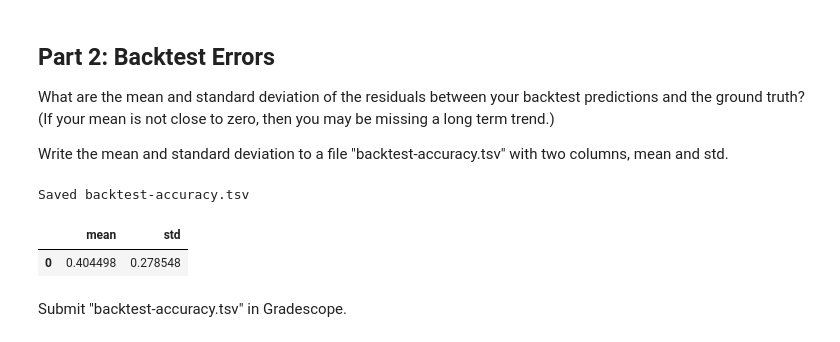
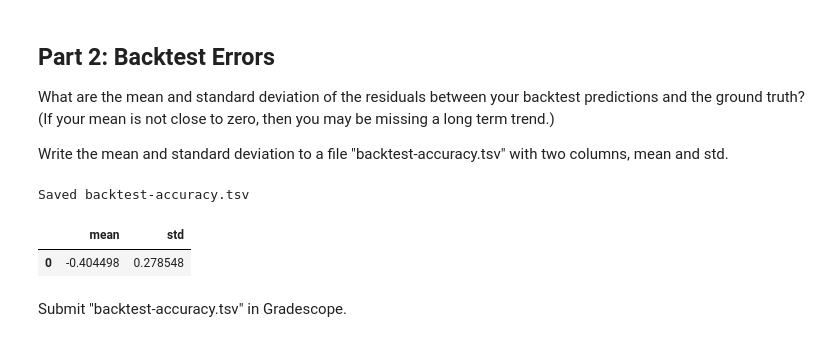
Before and after one commit to acasas11/dx704-project-02, a Jupyter notebook: project.ipynb, the cells around one changed output. Cells and saved outputs as stored; diff of their text form; code cells hidden in the pictures.

```diff
--- a/project.ipynb
+++ b/project.ipynb
@@ -152,35 +152,35 @@ else:
 
 if "price" in lower:
     raw["Price"] = pd.to_numeric(raw[lower["price"]], errors="coerce")
 elif "value" in lower:
     raw["Price"] = pd.to_numeric(raw[lower["value"]], errors="coerce")
 else:
     raise ValueError(f"Expected a 'price' column; found {raw.columns.tolist()}")
 
 df = (raw[["Date","Price"]]
       .dropna()
       .sort_values("Date")
       .groupby(raw["Date"].dt.to_period("M"))
       .agg(Price=("Price","last")))
 df.index = df.index.to_timestamp()
 df = df.reset_index().rename(columns={"index":"Date"})
 
 actual_2024 = df[df["Date"].dt.year.eq(2024)][["Date","Price"]]
 merged = actual_2024.merge(bt, on="Date", how="inner").sort_values("Date")
 assert len(merged) == 12, f"Need 12 matched months for 2024, got {len(merged)}."
 
-resid = merged["Forecast"] - merged["Price"]
+resid = merged["Price"] - merged["Forecast"]
 res_mean = resid.mean()
 res_std  = resid.std(ddof=1)
 
 acc = pd.DataFrame({"mean": [res_mean], "std": [res_std]})
 acc.to_csv("backtest-accuracy.tsv", sep="\t", index=False)
 print("Saved backtest-accuracy.tsv")
 display(acc)
 # %% [output]
 Saved backtest-accuracy.tsv
 |  | mean | std |
-| 0 | 0.404498 | 0.278548 |
+| 0 | -0.404498 | 0.278548 |
 # %% [markdown]
 Submit "backtest-accuracy.tsv" in Gradescope.
 # %% [markdown]
```
Also changed, not shown: 1 other file.
